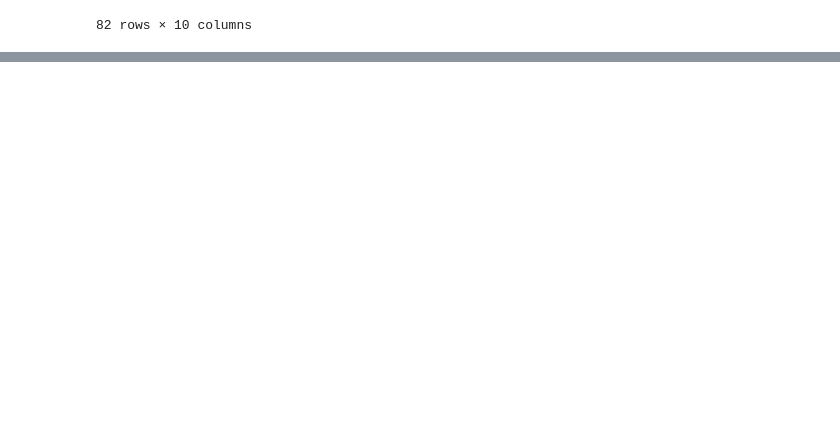
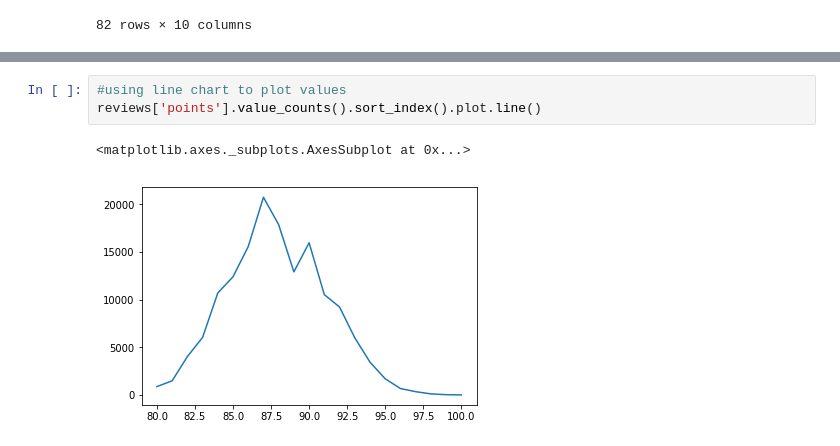
Before and after one commit to lutherkhill/pandas-tutorial, a Jupyter notebook: Pandas Turtorial.ipynb, the cells around one changed output, grey strips where cells are left out. Drawn from its saved outputs; the diff is of its cells as text; blank space fills up the shorter version.

```diff
--- a/Pandas Turtorial.ipynb
+++ b/Pandas Turtorial.ipynb
@@ -188,0 +207,6 @@ display(top_oceania_wines)
+# %%
+#using line chart to plot values
+reviews['points'].value_counts().sort_index().plot.line()
+# %% [output]
+<matplotlib.axes._subplots.AxesSubplot at 0x...>
+[figure, added]
```
Also changed, not shown: parts of 11 cells of this notebook.
